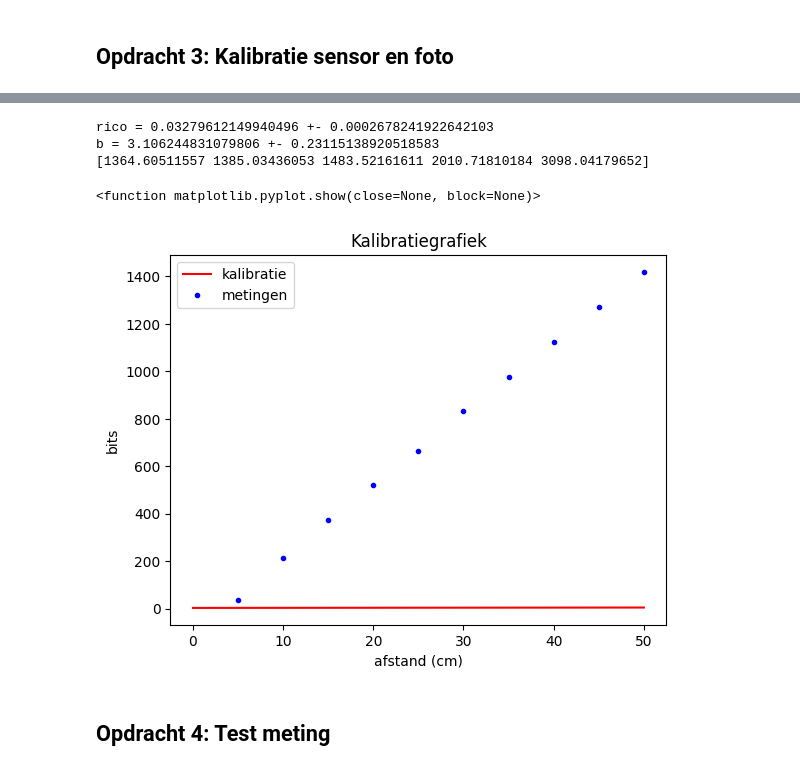
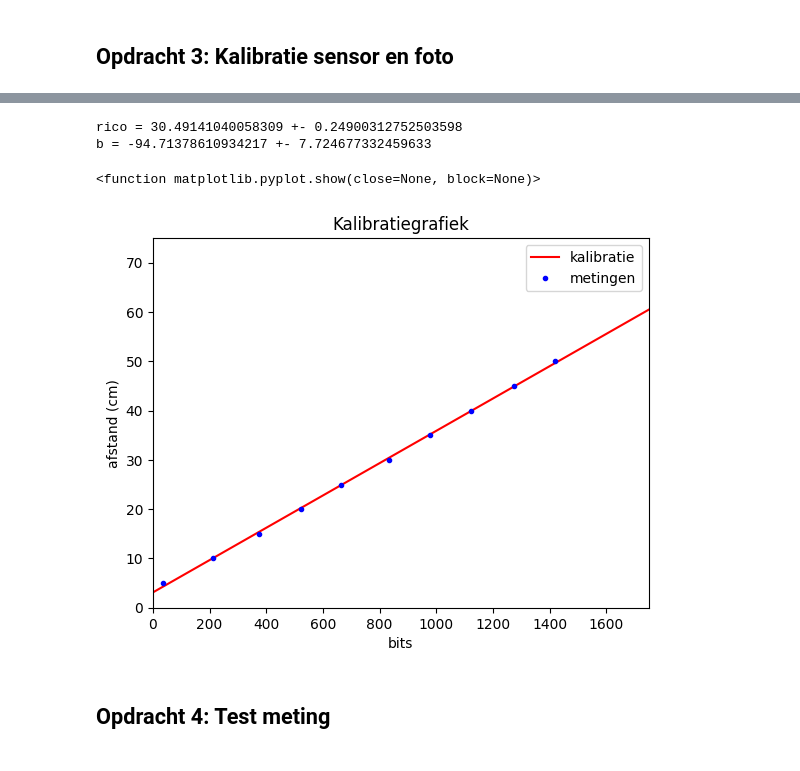
Before and after one commit to OLvanVelze/opdrachten-DEF-D-OVV, a Jupyter notebook: FysiekeOntwerpopdrachten/4OntwerpEenAlgoritmeEchoAkoestisch/DEFOntwerpopdracht4AlgoritmeInvulTemplate.ipynb, the cells around one changed output, grey strips where cells are left out. Saved outputs shown, nothing was run; the diff lists cells and outputs as text; code cells hidden in the pictures.

Commit message:
kalibratiecommit

```diff
--- a/FysiekeOntwerpopdrachten/4OntwerpEenAlgoritmeEchoAkoestisch/DEFOntwerpopdracht4AlgoritmeInvulTemplate.ipynb
+++ b/FysiekeOntwerpopdrachten/4OntwerpEenAlgoritmeEchoAkoestisch/DEFOntwerpopdracht4AlgoritmeInvulTemplate.ipynb
@@ -45,33 +45,37 @@ kalibratie-opstelling groep 13
 # %%
 # verwerk hier jullie kalibratiemetingen
 
 afstand = np.array([5, 10, 15, 20, 25, 30, 35, 40, 45, 50])#*1e-2
 arduinounit = np.array([37, 213, 375, 522, 663, 834, 978, 1124, 1273, 1419])
 
 def kalibratie(x, a, b):
     return a*x + b
 
-var, cov = curve_fit(kalibratie, arduinounit, afstand)
+def invkalibratie(y, a, b):
+    return (y - b) / a
+
+var, cov = curve_fit(invkalibratie, arduinounit, afstand)
 print("rico =",var[0], "+-", np.sqrt(cov[0,0]))
 print("b =", var[1], "+-", np.sqrt(cov[1,1]))
 
-xvariabelen = np.linspace(0, 50, 100)
+xvariabelen = np.linspace(0, 1500, 100)
 
 
 plt.figure()
-plt.plot(xvariabelen, kalibratie(xvariabelen, var[0], var[1]), 'r-', label='kalibratie')
-plt.plot(afstand, arduinounit, 'b.', label='metingen')
-plt.xlabel('afstand (cm)')
-plt.ylabel('bits')
+plt.plot(kalibratie(xvariabelen, var[0], var[1]), xvariabelen, 'r-', label='kalibratie')
+plt.plot(arduinounit, afstand, 'b.', label='metingen')
+plt.ylabel('afstand (cm)')
+plt.xlabel('bits')
 plt.title('Kalibratiegrafiek')
+plt.xlim(0,1750)
+plt.ylim(0,75)
 plt.legend()
 plt.show
 # %% [output]
-rico = 0.03279612149940496 +- 0.0002678241922642103
-b = 3.106244831079806 +- 0.23115138920518583
-[1364.60511557 1385.03436053 1483.52161611 2010.71810184 3098.04179652]
+rico = 30.49141040058309 +- 0.24900312752503598
+b = -94.71378610934217 +- 7.724677332459633
 <function matplotlib.pyplot.show(close=None, block=None)>
-[figure, old version]
+[figure, new version]
 # %% [markdown]
 ## Opdracht 4: Test meting
 # %%
```
